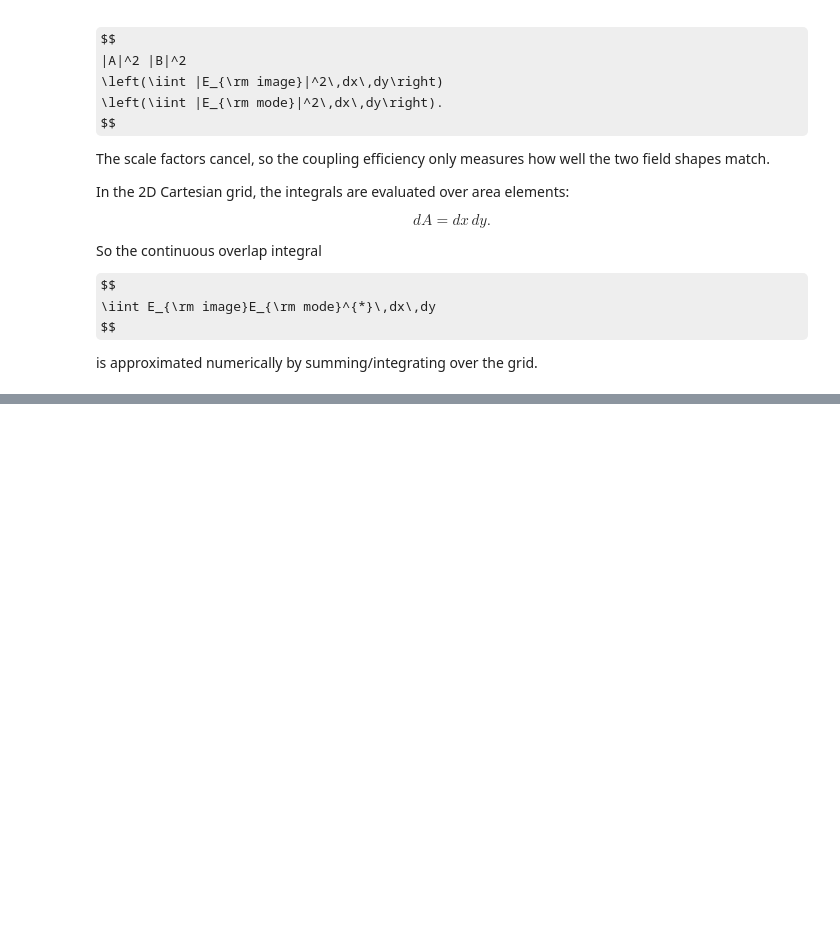
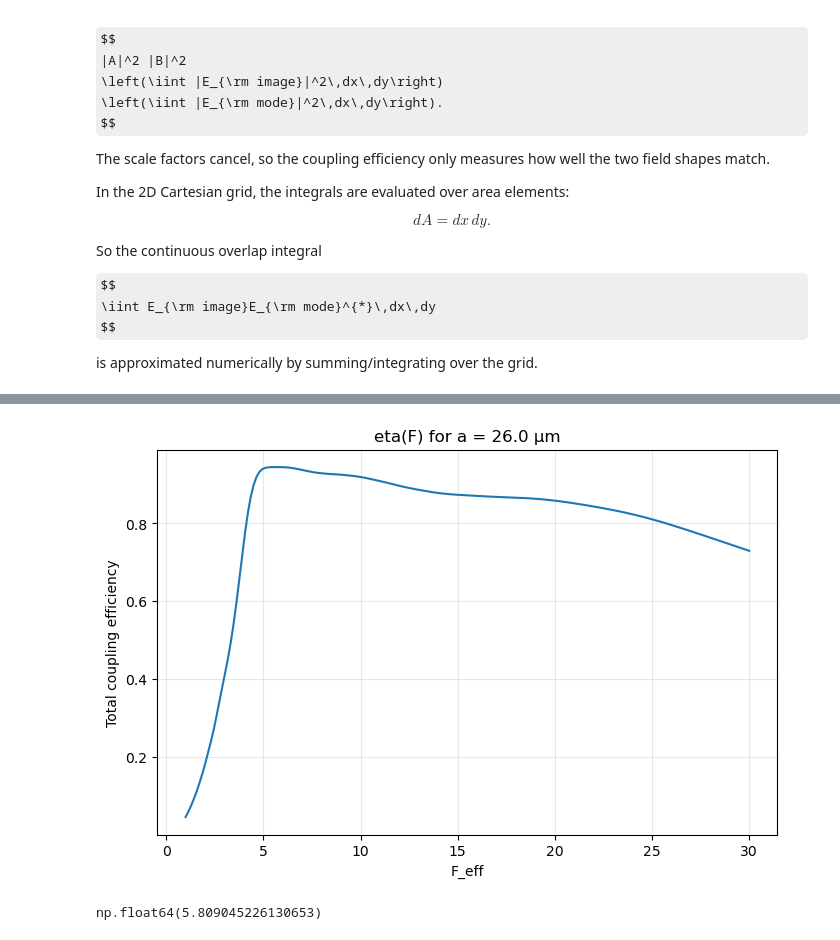
Before and after one commit to TongyueLiu/OH-Suppression-MRes-Project, a Jupyter notebook: notebooks/2D electric field calculations.ipynb, the cells around one changed output, grey strips where cells are left out. Saved outputs shown, nothing was run; the diff lists cells and outputs as text; code cells hidden in the pictures; some formulas as TeX source; blank space fills up the shorter version.

```diff
--- a/notebooks/2D electric field calculations.ipynb
+++ b/notebooks/2D electric field calculations.ipynb
@@ -777,0 +1046,44 @@ KeyboardInterrupt:
+# %%
+a_test = 26e-6
+
+prepared_modes = prepare_modes_2d(
+    x, y,
+    a=a_test,
+    NA=NA,
+    lam0=lam0,
+    az_sym=False,
+    mode_case="few_mode"
+)
+
+F_grid = np.linspace(1, 30, 200)
+eta_grid = []
+
+for F in F_grid:
+    eta, _ = total_eff_2d(
+        prepared_modes,
+        x, y, x_1d, y_1d,
+        lam0=lam0,
+        F_eff=F,
+        alpha=0.0,
+        decentre=None,
+        E_S=1.0
+    )
+    eta_grid.append(eta)
+
+eta_grid = np.array(eta_grid)
+eta_peak_F = F_grid[np.argmax(eta_grid)]
+
+plt.figure(figsize=(8, 5))
+plt.plot(F_grid, eta_grid)
+plt.scatter(eta_peak_F)
+plt.xlabel("F_eff")
+plt.ylabel("Total coupling efficiency")
+plt.title(f"eta(F) for a = {a_test*1e6:.1f} µm")
+plt.grid(True, alpha=0.3)
+plt.show()
+# %% [output]
+[figure, added]
+# %%
+eta_peak_F
+# %% [output]
+np.float64(5.809045226130653)
```
Also changed, not shown: parts of 46 cells of this notebook, 1 other file.
